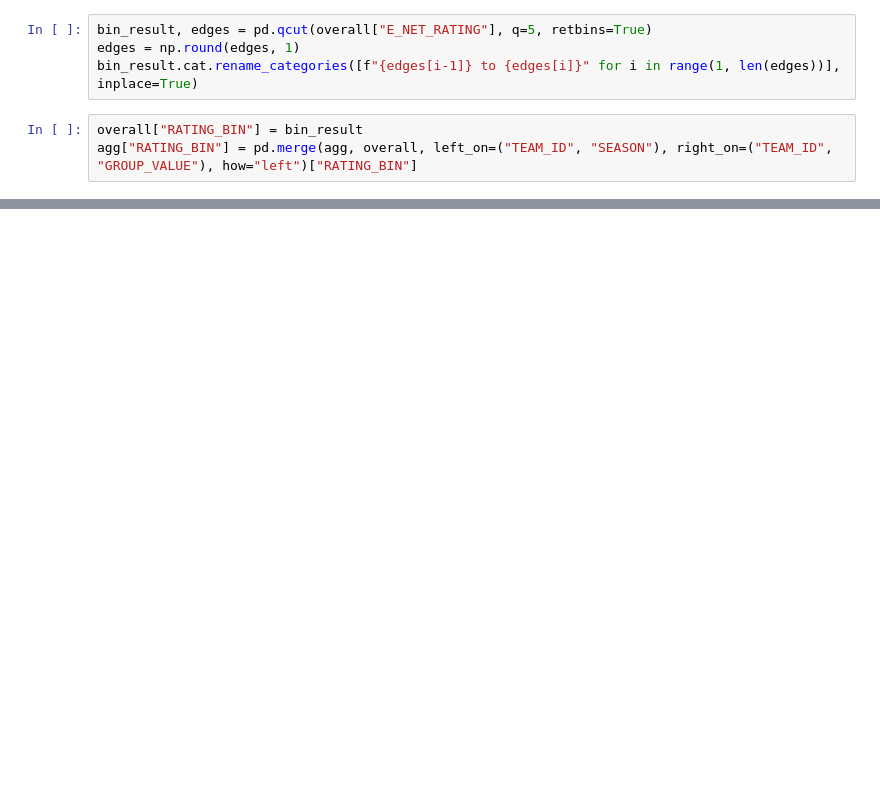
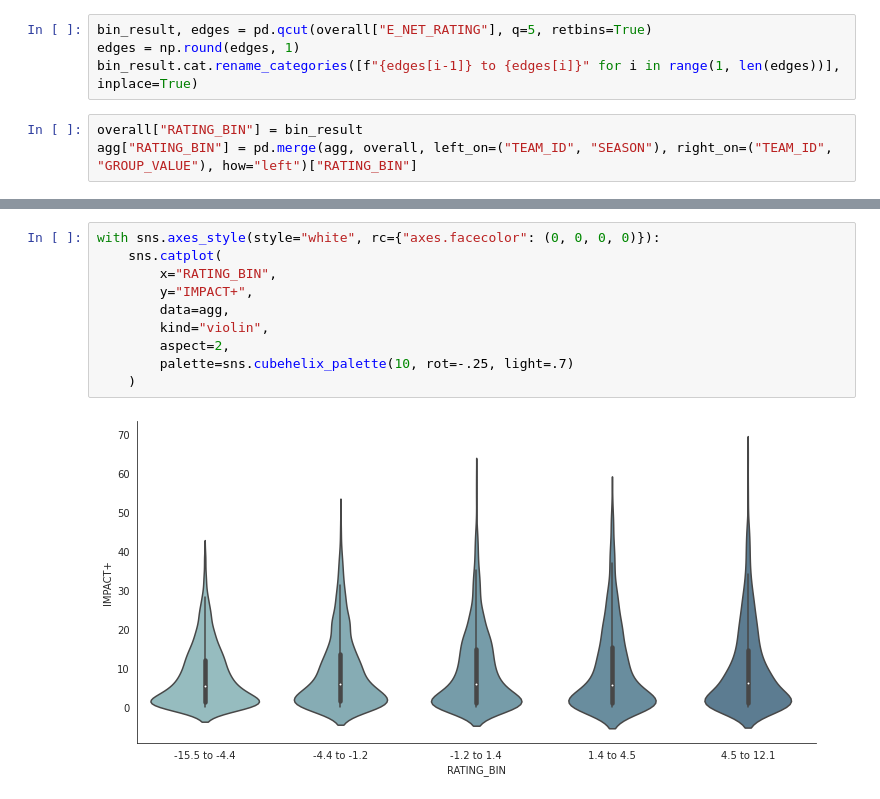
Before and after one commit to ak-gupta/nbaspa, a Jupyter notebook: docs/notebooks/SPA Ratings.ipynb, the cells around one changed output, grey strips where cells are left out. Saved outputs shown, nothing was run; the diff lists cells and outputs as text; blank space fills up the shorter version.

```diff
--- a/docs/notebooks/SPA Ratings.ipynb
+++ b/docs/notebooks/SPA Ratings.ipynb
@@ -104,0 +107,12 @@ agg[agg["PLAYER_ID"] == 201939]
+# %%
+with sns.axes_style(style="white", rc={"axes.facecolor": (0, 0, 0, 0)}):
+    sns.catplot(
+        x="RATING_BIN",
+        y="IMPACT+",
+        data=agg,
+        kind="violin",
+        aspect=2,
+        palette=sns.cubehelix_palette(10, rot=-.25, light=.7)
+    )
+# %% [output]
+[figure, added]
```
Also changed, not shown: parts of 14 cells of this notebook, 1 other file.
